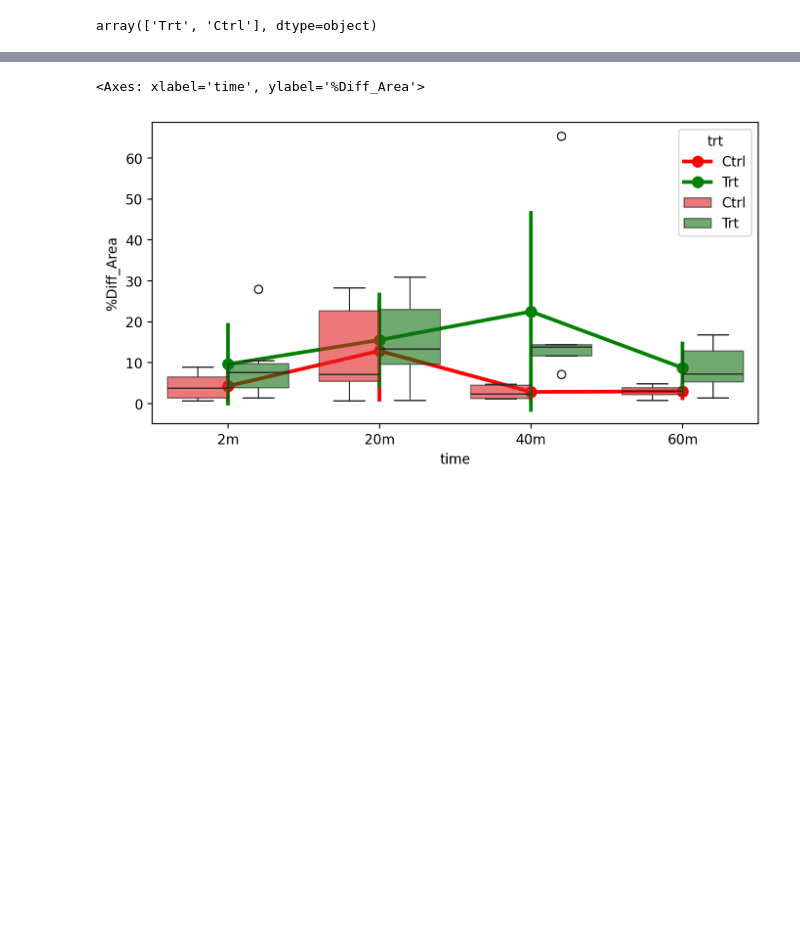
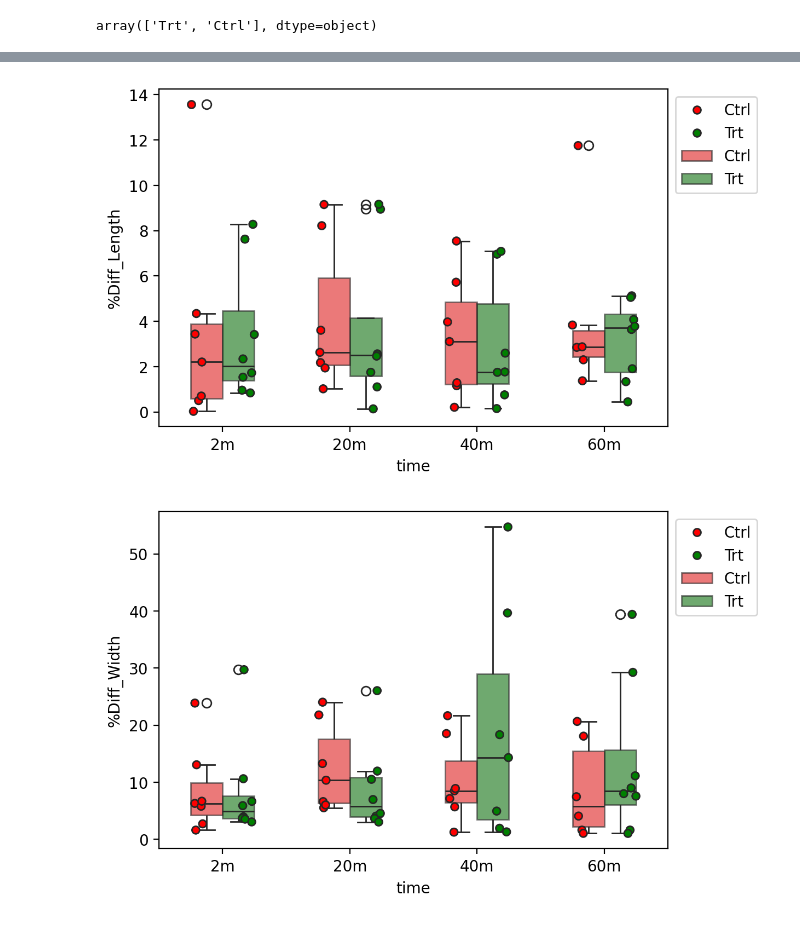
Before and after one commit to bunmiadejimi/Raman_Collagen, a Jupyter notebook: Image_Data_Analysis.ipynb, the cells around one changed output, grey strips where cells are left out. Saved outputs shown, nothing was run; the diff lists cells and outputs as text; code cells hidden in the pictures; blank space fills up the shorter version.

```diff
--- a/Image_Data_Analysis.ipynb
+++ b/Image_Data_Analysis.ipynb
@@ -47,31 +23,37 @@ plt.legend(bbox_to_anchor = (1, 1))
-# %%
-plt.figure(figsize = (8, 4), dpi = 200);
-sns.pointplot(
-    data = df1, #[(df['Exp'] == '09-30') ],
-    x = 'time',
-    y = '%Diff_Area',
-    hue = 'trt',
-    hue_order = ['Ctrl', 'Trt'],
-   # order = ['0m', '2m', '20m', '40m', '60m'],
-    errorbar='sd',
-    #alpha = .6,
-    palette = ['red', 'green', 'blue']
-)
-sns.boxplot(
-    data = df1, #[(df['Exp'] == '09-30') ],
-    x = 'time',
-    y = '%Diff_Area',
-    hue = 'trt',
-    hue_order = ['Ctrl', 'Trt'],
-    #order = ['0m', '2m', '20m', '40m', '60m'],
-  # alpha = .6,
-   #dodge = .02,
-   boxprops=dict(alpha=.6),#,lineArea=1, facecolor='w', edgecolor='k',
-palette = ['red', 'green', 'blue']
-)
-# %% [output]
-<Axes: xlabel='time', ylabel='%Diff_Area'>
-[figure, old version]
 # %%
 df1 = df.copy()
 df1[['%Diff_Area',	'%Diff_Length',	'%Diff_Width']] = df1[['%Diff_Area',	'%Diff_Length',	'%Diff_Width']].abs()
+# %%
+for col in ['%Diff_Length', '%Diff_Width', '%Diff_Area']:
+    plt.figure(figsize = (6, 4), dpi = 200);
+    sns.stripplot(
+        data = df1, #[(df['Exp'] == '09-30') ],
+        x = 'time',
+        y = col,
+        hue = 'trt',
+        hue_order = ['Ctrl', 'Trt'],
+         order = ['2m', '20m', '40m', '60m'],
+        #errorbar='se',
+        #alpha = .6,
+        palette = ['red', 'green'],# 'blue',
+        dodge = .4,
+        linewidth = 1,
+        edgecolor = 'auto'
+    );
+    sns.boxplot(
+        data = df1, #[(df['Exp'] == '09-30') ],
+        x = 'time',
+        y = col,
+        hue = 'trt',
+        hue_order = ['Ctrl', 'Trt'],
+        order = ['2m', '20m', '40m', '60m'],
+        width = .5,
+    # alpha = .6,
+    #dodge = .02,
+    boxprops=dict(alpha=.6),#,lineArea=1, facecolor='w', edgecolor='k',
+    palette = ['red', 'green'], #'blue'
+    );
+    plt.legend(bbox_to_anchor = (1, 1));
+# %% [output]
+[figure, new version]
+[figure, added]
```
Also changed, not shown: parts of 13 cells of this notebook.
